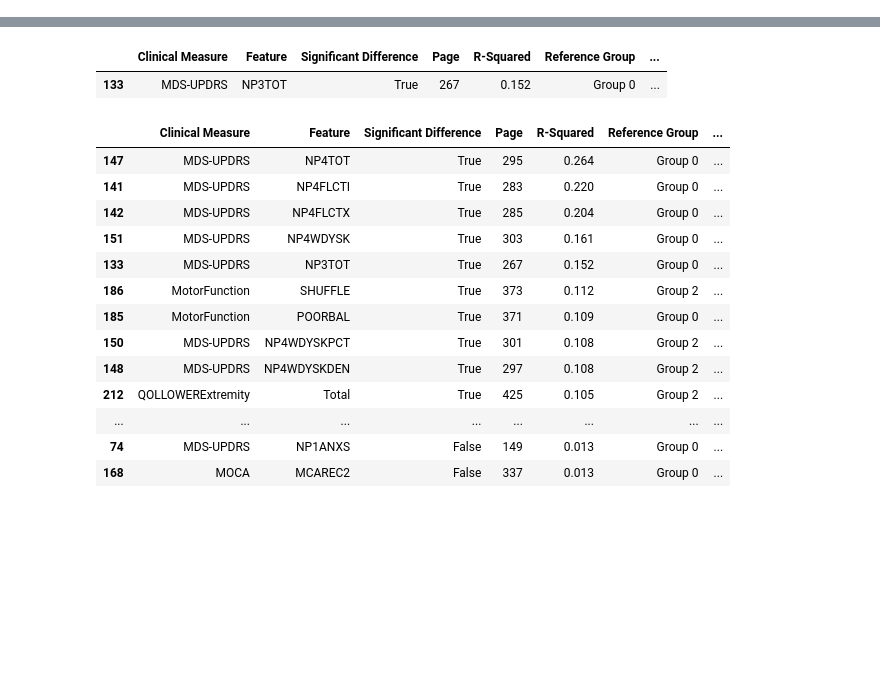
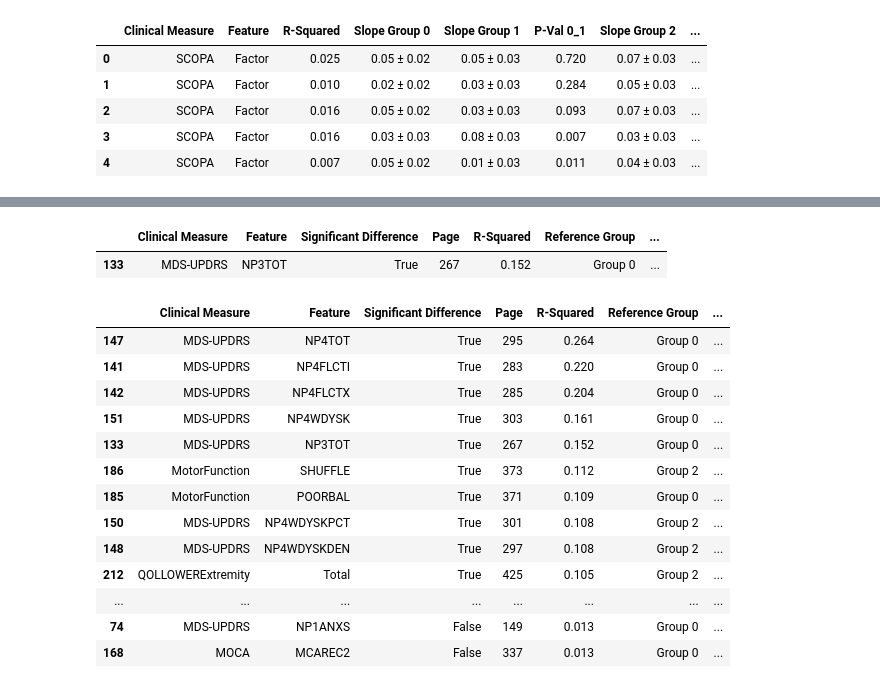
Before and after one commit to Barry8197/PDPhenoChar, a Jupyter notebook: Label_Sig_Test/ClinMeasureReportGen.ipynb, the cells around one changed output, grey strips where cells are left out. Cells and saved outputs as stored; diff of their text form; code cells hidden in the pictures; blank space fills up the shorter version.

```diff
--- a/Label_Sig_Test/ClinMeasureReportGen.ipynb
+++ b/Label_Sig_Test/ClinMeasureReportGen.ipynb
@@ -417,5 +522,18 @@ Vitals_WGTKG_Scores.csv
 # %%
-output = pd.DataFrame({'Clinical Measure' : filename_list , 'Feature' : feature_list , 'Significant Difference' : significant_check ,
-             'Page' : page_number , 'R-Squared' : r_squared , 'Reference Group' : ref_group , 'Slope Reference Group' : m_ref ,
-             'Slope Diff Ref vs Group 1' : m_test1 , 'Confidence Interval 1' : ci_test1 , 'P-Value 1' : pval_test1,
-             'Slope Diff Ref vs Group 0/2' : m_test2 , 'Confidence Interval 0/2' : ci_test2 , 'P-Value 0/2' : pval_test2})
+output = pd.DataFrame({'Clinical Measure' : filename_list , 'Feature' : feature_list , 'R-Squared' : r_squared ,
+                      'Slope Group 0' : slope_0 , 'Slope Group 1' : slope_1 , 'P-Val 0_1' : m_pval_0_1,
+                       'Slope Group 2' : slope_2 , 'P-Val 0_2' : m_pval_0_2 ,
+                       'P-val 1_2' : m_pval_2_1,
+                       'Int Group 0' : c_0 , 'Int Group 1' : c_1 , 'C P-Val 0_1' : c_pval_0_1,
+                       'Int Group 2' : c_2 , 'C P-Val 0_2' : c_pval_0_2 ,
+                       'C P-val 1_2' : c_pval_2_1
+                      })
+# %%
+output
+# %% [output]
+|  | Clinical Measure | Feature | R-Squared | Slope Group 0 | Slope Group 1 | P-Val 0_1 | Slope Group 2 | ... |
+| 0 | SCOPA | Factor | 0.025 | 0.05 ± 0.02 | 0.05 ± 0.03 | 0.720 | 0.07 ± 0.03 | ... |
+| 1 | SCOPA | Factor | 0.010 | 0.02 ± 0.02 | 0.03 ± 0.03 | 0.284 | 0.05 ± 0.03 | ... |
+| 2 | SCOPA | Factor | 0.016 | 0.05 ± 0.02 | 0.03 ± 0.03 | 0.093 | 0.07 ± 0.03 | ... |
+| 3 | SCOPA | Factor | 0.016 | 0.03 ± 0.03 | 0.08 ± 0.03 | 0.007 | 0.03 ± 0.03 | ... |
+| 4 | SCOPA | Factor | 0.007 | 0.05 ± 0.02 | 0.01 ± 0.03 | 0.011 | 0.04 ± 0.03 | ... |
```
Also changed, not shown: parts of 9 cells of this notebook, 34 other files.
